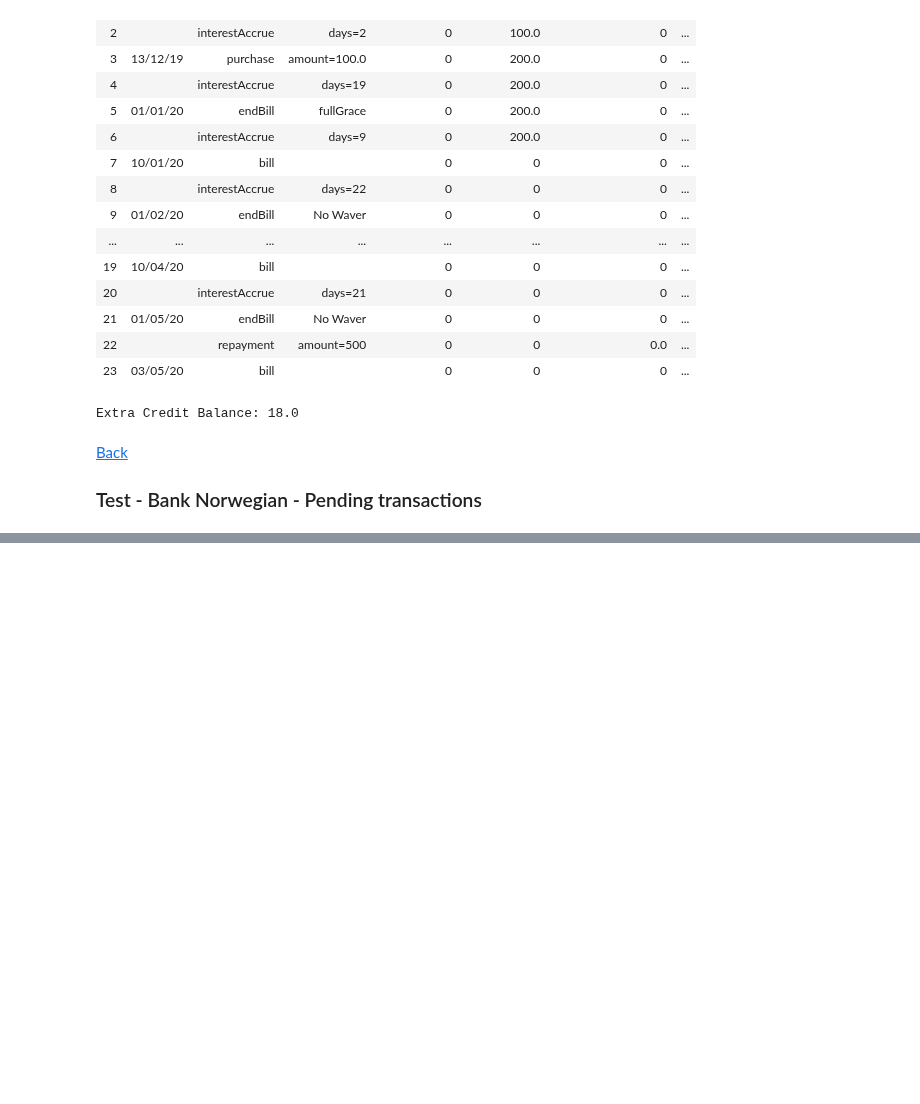
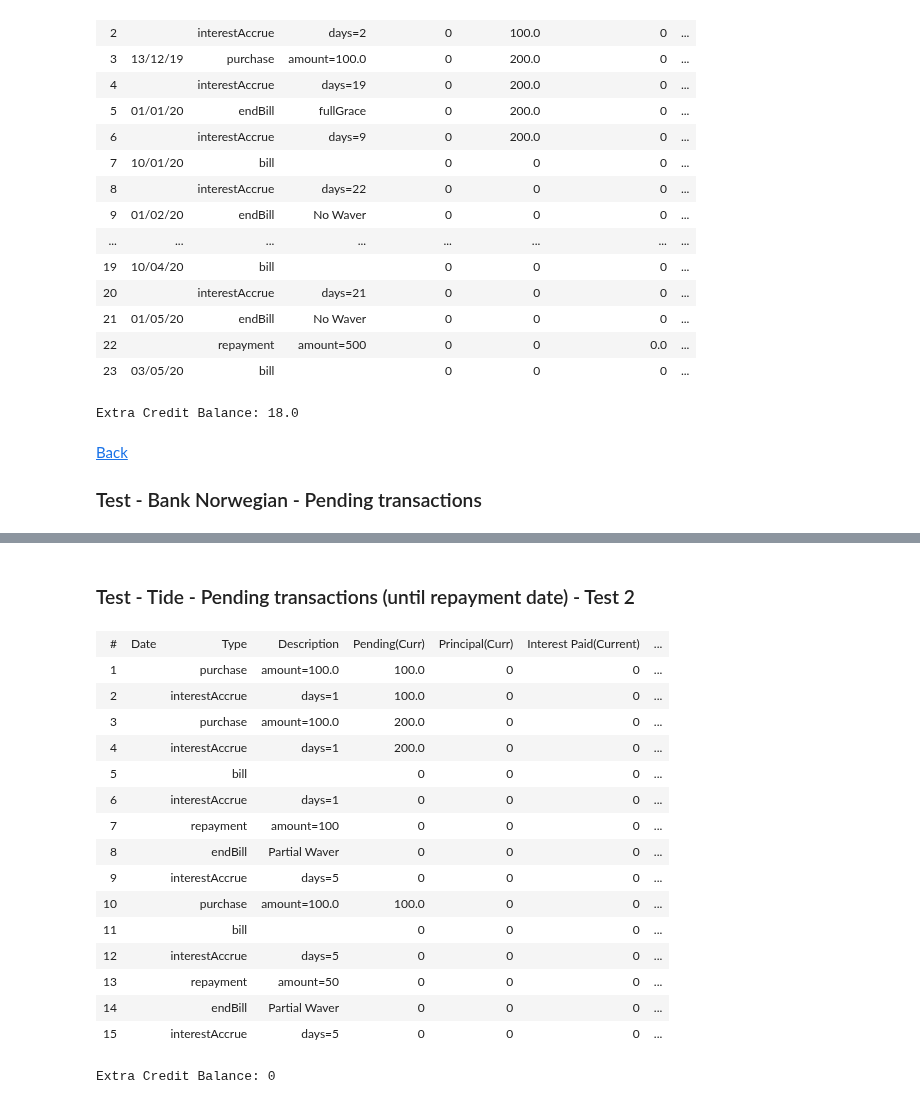
Before and after one commit to mkersh/MambuAPINotebook, a Jupyter notebook: credit-card interest wavering.ipynb, the cells around one changed output, grey strips where cells are left out. Drawn from its saved outputs; the diff is of its cells as text; code cells hidden in the pictures; blank space fills up the shorter version.

```diff
--- a/credit-card interest wavering.ipynb
+++ b/credit-card interest wavering.ipynb
@@ -548,0 +601,39 @@ Extra Credit Balance: 0
+# %% [markdown]
+### Test - Tide - Pending transactions (until repayment date) - Test 2
+# %%
+# Test Tide - Pending transactions (i.e. No interest accrual on pending until Repayment DueDate)
+resetBalances()
+applyEvent(event2, pending=True) #purchase - with future ValueDate
+applyEvent(event3) #accrue
+applyEvent(event2, pending=True) #purchase - with future ValueDate
+applyEvent(event3) #accrue
+applyEvent(event1, pending=True) # Bill
+applyEvent(event3) #accrue
+applyEvent(event5,amount=100) # repayment
+applyEvent(event4) #endBill
+applyEvent(event3, numDays=5) #accrue
+applyEvent(event2, pending=True)
+applyEvent(event1, pending=True) # Bill
+applyEvent(event3, numDays=5) #accrue
+applyEvent(event5,amount=50) # repayment
+applyEvent(event4) #endBill
+applyEvent(event3, numDays=5) #accrue
+showHistory()
+# %% [output]
+| # | Date | Type | Description | Pending(Curr) | Principal(Curr) | Interest Paid(Current) | ... |
+| 1 |  | purchase | amount=100.0 | 100.0 | 0 | 0 | ... |
+| 2 |  | interestAccrue | days=1 | 100.0 | 0 | 0 | ... |
+| 3 |  | purchase | amount=100.0 | 200.0 | 0 | 0 | ... |
+| 4 |  | interestAccrue | days=1 | 200.0 | 0 | 0 | ... |
+| 5 |  | bill |  | 0 | 0 | 0 | ... |
+| 6 |  | interestAccrue | days=1 | 0 | 0 | 0 | ... |
+| 7 |  | repayment | amount=100 | 0 | 0 | 0 | ... |
+| 8 |  | endBill | Partial Waver | 0 | 0 | 0 | ... |
+| 9 |  | interestAccrue | days=5 | 0 | 0 | 0 | ... |
+| 10 |  | purchase | amount=100.0 | 100.0 | 0 | 0 | ... |
+| 11 |  | bill |  | 0 | 0 | 0 | ... |
+| 12 |  | interestAccrue | days=5 | 0 | 0 | 0 | ... |
+| 13 |  | repayment | amount=50 | 0 | 0 | 0 | ... |
+| 14 |  | endBill | Partial Waver | 0 | 0 | 0 | ... |
+| 15 |  | interestAccrue | days=5 | 0 | 0 | 0 | ... |
+Extra Credit Balance: 0
```
Also changed, not shown: parts of 11 cells of this notebook, 4 other files.
